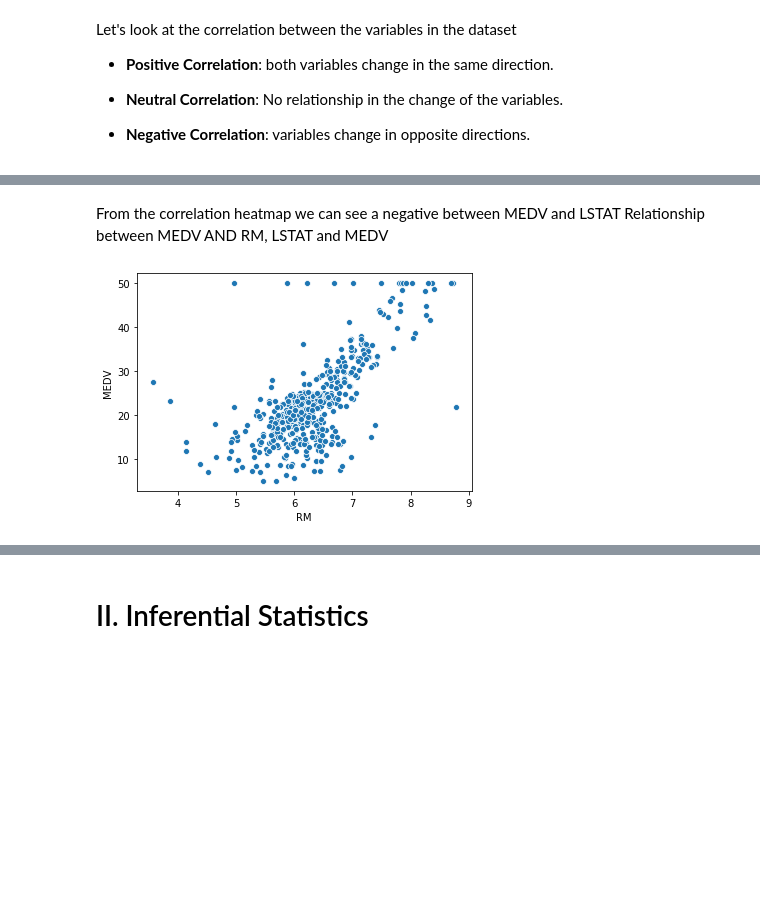
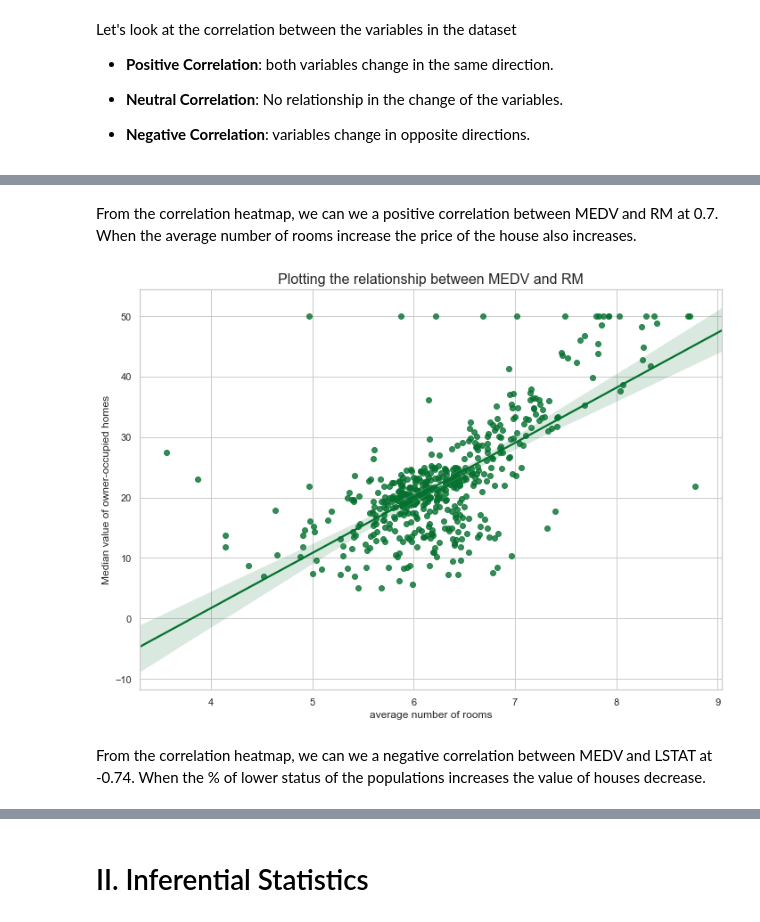
Before and after one commit to RitRa/MachineLearning-project, a Jupyter notebook: Machine Learning and Statistics Project 2019.ipynb, the cells around one changed output, grey strips where cells are left out. Cells and saved outputs as stored; diff of their text form; code cells hidden in the pictures; blank space fills up the shorter version.

```diff
--- a/Machine Learning and Statistics Project 2019.ipynb
+++ b/Machine Learning and Statistics Project 2019.ipynb
@@ -164,3 +148,23 @@ plt.show()
+# %% [markdown]
+From the correlation heatmap, we can we a positive correlation between MEDV and RM at 0.7. When the average number of rooms increase the price of the house also increases.
+# %%
+sns.set(style="whitegrid", palette="BuGn_r", rc={'figure.figsize':(11.7,8.27)})
+
+#sns.scatterplot(x='RM', y='MEDV', data=boston)
+sns.regplot(x='RM', y='MEDV', data=boston)
+title="Plotting the relationship between MEDV and RM"
+
+
+# Set x-axis label
+plt.xlabel('average number of rooms')
+# Set y-axis label
+plt.ylabel('Median value of owner-occupied homes')
+
+# increasing font size
+plt.title(title, fontsize=16)
+# Show the plot
+plt.show()
+# %% [output]
+[figure, added]
 # %% [markdown]
-From the correlation heatmap we can see a negative between MEDV and LSTAT
-Relationship between MEDV AND RM, LSTAT and MEDV
+From the correlation heatmap, we can we a negative correlation between MEDV and LSTAT at -0.74. When the % of lower status of the populations increases the value of houses decrease.
@@ -169,4 +170,0 @@ From the correlation heatmap we can we a positive between MEDV and RM.
-# %%
-ax = sns.scatterplot(x='RM', y='MEDV', data=boston)
-# %% [output]
-[figure, removed]
```
Also changed, not shown: parts of 6 cells of this notebook.
